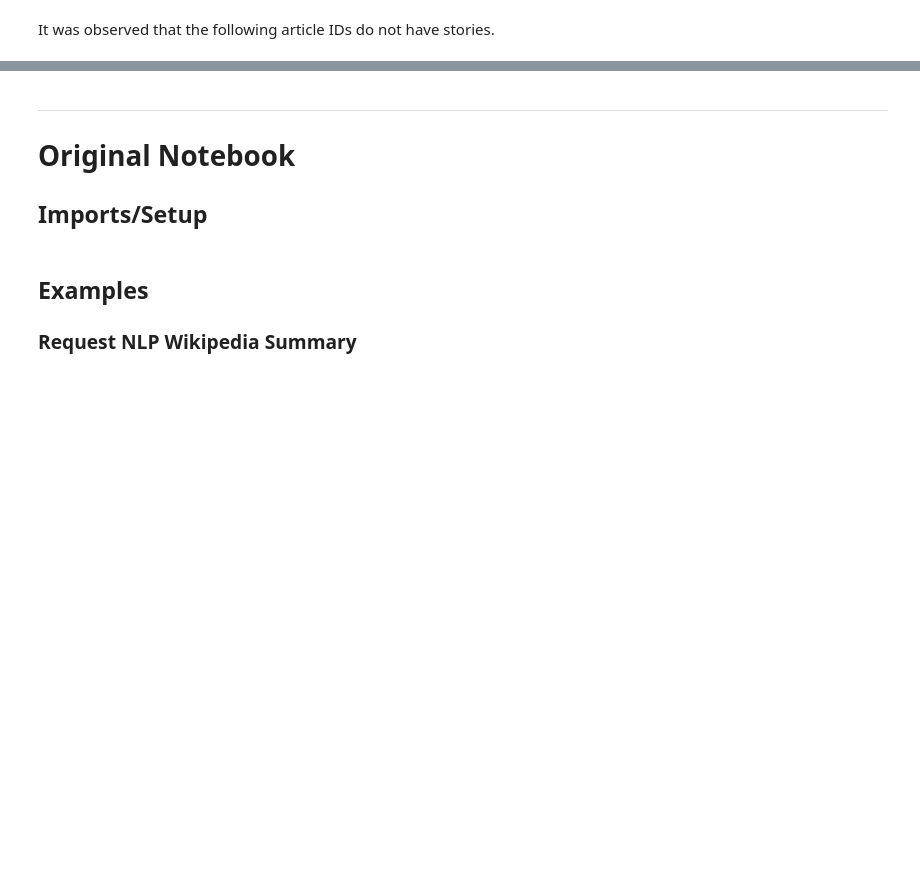
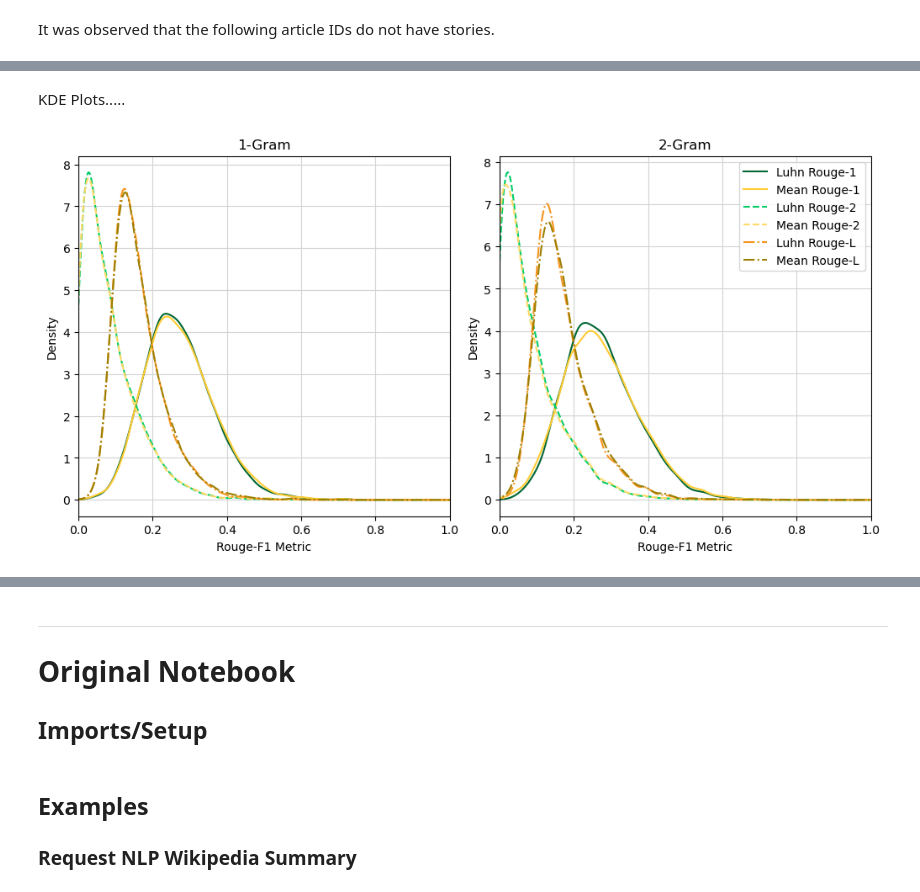
Before and after one commit to JIVJGFJZKF/luhn, a Jupyter notebook: luhn.ipynb, the cells around one changed output, grey strips where cells are left out. Drawn from its saved outputs; the diff is of its cells as text; code cells hidden in the pictures; blank space fills up the shorter version.

```diff
--- a/luhn.ipynb
+++ b/luhn.ipynb
@@ -375,0 +502,49 @@ This resulted in 5,001 iterations; only 9,994 summaries were generated
+# %% [markdown]
+KDE Plots.....
+# %%
+def get_lbls(str):
+    vec_str = str.lower().split('_')
+    rtn_val = 'Luhn' if vec_str[0]=='none' else vec_str[0].title()
+    rtn_val = rtn_val+' '+vec_str[1].title()+'-'+vec_str[2].title()
+    return(rtn_val)
+# %%
+def get_plots(df):
+    vec_ngrams = df_cnn_msmts['n_gram_size'].unique().tolist()
+    vec_ngrams.sort(reverse=False)
+    fig,axs = plt.subplots(1,len(vec_ngrams),layout='constrained',figsize=(10,5))
+    for i,val_ngram in enumerate(vec_ngrams):
+        df_subset = df.loc[df['n_gram_size']==val_ngram].copy()
+        df1 = df_subset.pivot_table(index='article_id',columns='func_summary_method',values='rouge_1_f').reset_index()
+        df1.columns = ['article_id','none_rouge_1_f','mean_rouge_1_f']
+        df2 = df_subset.pivot_table(index='article_id',columns='func_summary_method',values='rouge_2_f').reset_index()
+        df2.columns = ['article_id','none_rouge_2_f','mean_rouge_2_f']
+        df3 = df_subset.pivot_table(index='article_id',columns='func_summary_method',values='rouge_l_f').reset_index()
+        df3.columns = ['article_id','none_rouge_l_f','mean_rouge_l_f']
+        df_cnn_msmts_rev = pd.merge(left=df1,right=df2,on='article_id',how='outer')
+        df_cnn_msmts_rev = pd.merge(left=df_cnn_msmts_rev,right=df3,on='article_id',how='outer')
+        df_cnn_msmts_rev.reset_index(inplace=True,drop=True)
+
+        vec_colors = ['#006633','#FFCC33','#00CC66','#FFD966','#F7941E','#9D7F00']
+        vec_styles = ['solid','solid','dashed','dashed','dashdot','dashdot']
+        vec_columns = ['none_rouge_1_f','mean_rouge_1_f','none_rouge_2_f','mean_rouge_2_f','none_rouge_l_f','mean_rouge_l_f']
+        vec_lbls = [get_lbls(x) for x in vec_columns]
+        ax = df_cnn_msmts_rev[vec_columns].plot.kde(color=vec_colors,ax=axs[i])
+        ax.set_xlim(0.,1.)
+        ax.title.set_text('1-Gram' if val_ngram==-1 else f'{val_ngram}-Gram')
+        ax.set_xlabel('Rouge-F1 Metric')
+        for line,ls in zip(ax.get_lines(),vec_styles):
+            line.set_linestyle(ls)
+        if(i+1==len(vec_ngrams)):
+            leg = ax.legend()
+            for line_legend,ls in zip(leg.get_lines(),vec_styles):
+                line_legend.set_linestyle(ls)
+            ax.legend(labels=vec_lbls)
+        else:
+            ax. legend_ = None
+        ax.grid(visible=True,which='major',color='#D3D3D3')
+    return(fig)
+# %%
+fig = get_plots(df=df_cnn_msmts)
+fig.savefig('./images/fig_kde_rouge.png')
+# %% [output]
+[figure, added]
```
Also changed, not shown: parts of 54 cells of this notebook, 2 other files.
